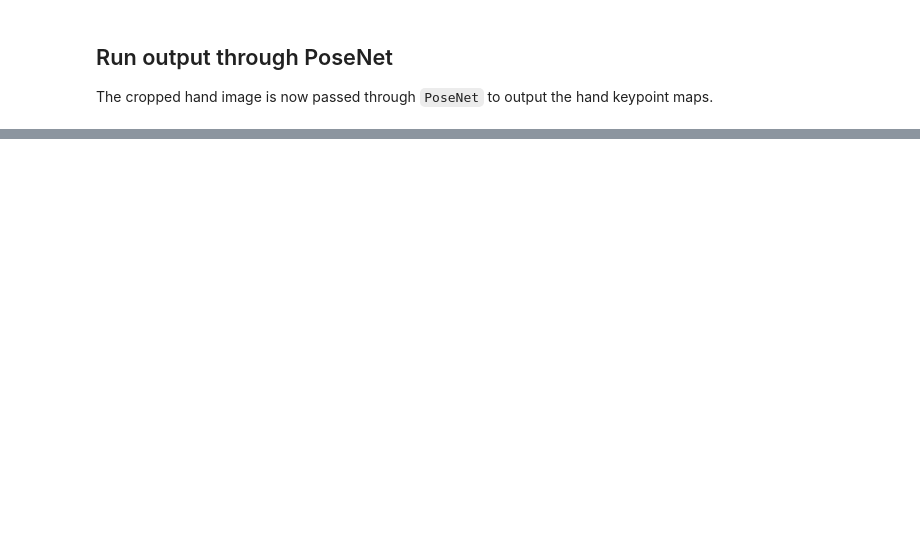
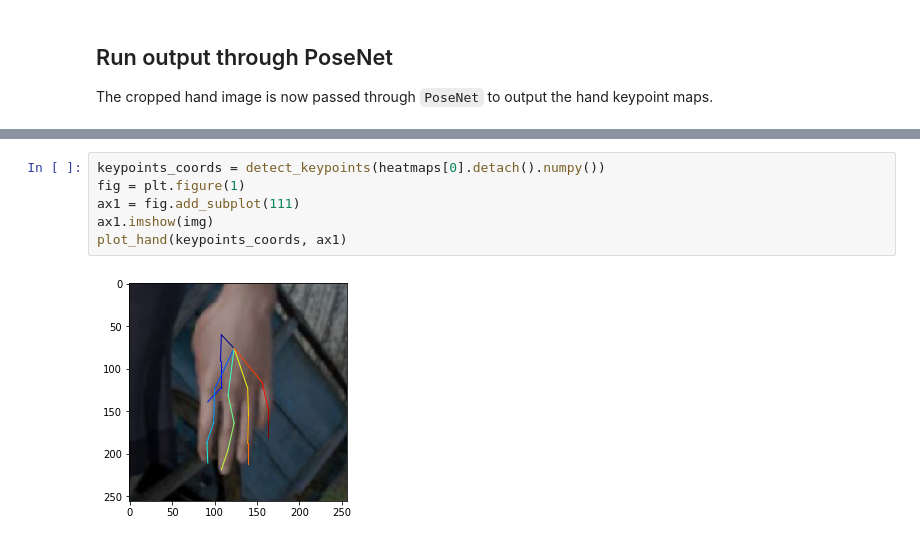
Before and after one commit to ajdillhoff/colorhandpose3d-pytorch, a Jupyter notebook: notebooks/posenet_demo.ipynb, the cells around one changed output, grey strips where cells are left out. Saved outputs shown, nothing was run; the diff lists cells and outputs as text; blank space fills up the shorter version.

```diff
--- a/notebooks/posenet_demo.ipynb
+++ b/notebooks/posenet_demo.ipynb
@@ -131,0 +196,8 @@ visualize_heatmaps(pose_out[0])
+# %%
+keypoints_coords = detect_keypoints(heatmaps[0].detach().numpy())
+fig = plt.figure(1)
+ax1 = fig.add_subplot(111)
+ax1.imshow(img)
+plot_hand(keypoints_coords, ax1)
+# %% [output]
+[figure, added]
```
Also changed, not shown: parts of 7 cells of this notebook, 1 other file.
